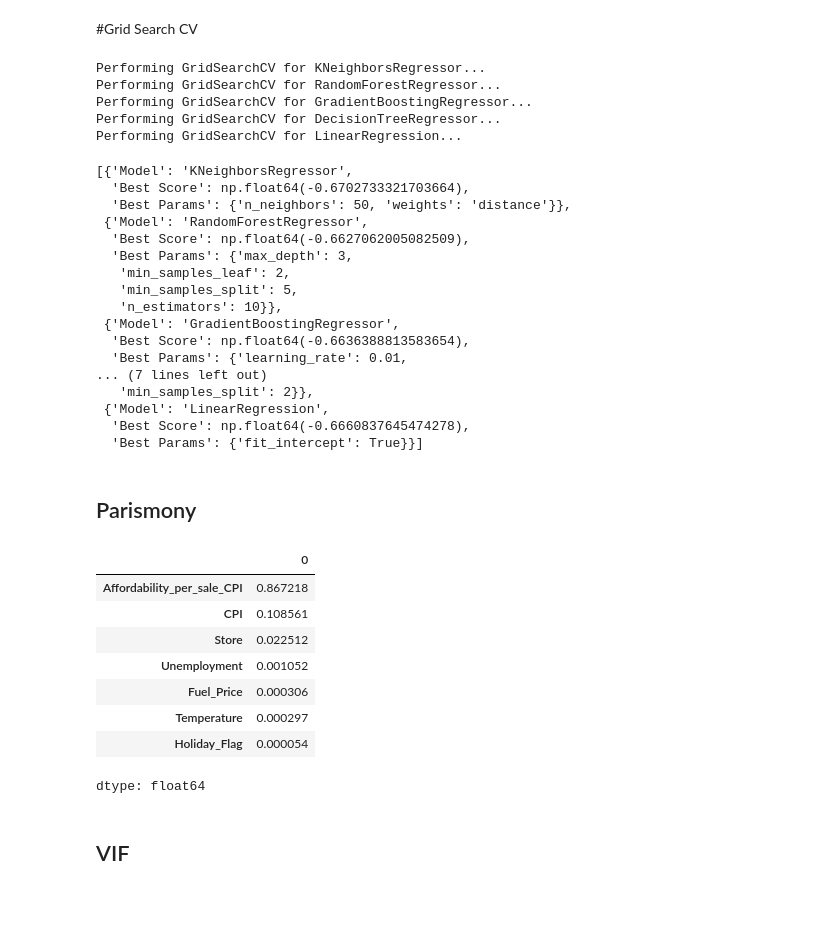
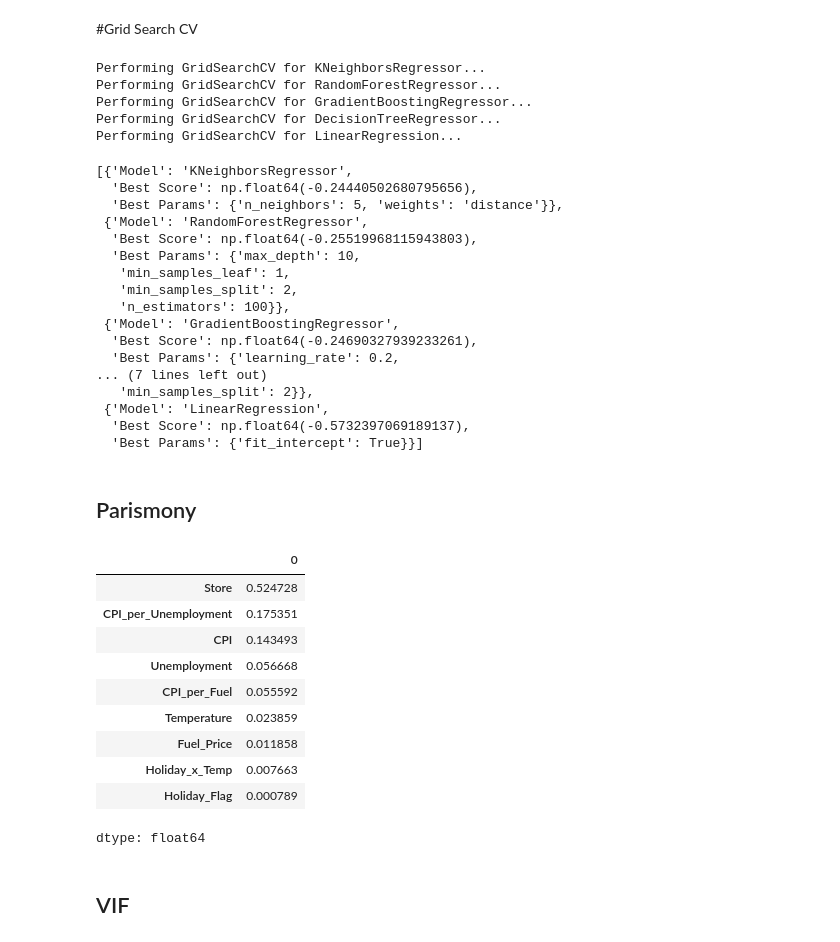
Before and after one commit to isaacadebayo/Predictive_Analytics_and_NLP, a Jupyter notebook: Sales_Prediction.ipynb, the cells around one changed output. Cells and saved outputs as stored; diff of their text form; code cells hidden in the pictures; blank space fills up the shorter version.

```diff
--- a/Sales_Prediction.ipynb
+++ b/Sales_Prediction.ipynb
@@ -58,5 +62,7 @@ dtype: int64
 # %% [markdown]
 ### Feature Engineering
 # %%
-data['Affordability_per_sale_CPI' ]= data['CPI'] / data['Weekly_Sales']
+data['CPI_per_Fuel' ]= data['CPI'] / data['Fuel_Price']
+data['Holiday_x_Temp'] = data['Holiday_Flag'] * data['Temperature']
+data['CPI_per_Unemployment' ]= data['Unemployment'] / data['CPI']
 #data['Affordability_per_unemployment' ]= data['Unemployment'] / data['Weekly_Sales']
@@ -149,3 +152,11 @@ X_train, X_test, y_train, y_test = train_test_split(X_data, y,
+# %%
+from sklearn.model_selection import train_test_split
+
+# Split data for general use. These X_train, X_test will be further processed for LSTM.
+# y_train_for_sklearn and y_test_for_sklearn will be used specifically for sklearn models
+# to avoid sample size inconsistencies caused by LSTM's windowing.
+X_train, X_test, y_train_for_sklearn, y_test_for_sklearn = train_test_split(X_data, y,
+                                                    test_size=0.2, shuffle=False)
 # %% [markdown]
 # Scaling
 # %% [markdown]
@@ -192,7 +207,7 @@ PCA on X_train
 # %%
 from sklearn.decomposition import PCA
 
-pca = PCA(n_components=7)
+pca = PCA(n_components=9)
 
 X_train_pca = pca.fit_transform(X_train_scaled)
 X_test_pca  = pca.transform(X_test_scaled)
@@ -319,7 +334,7 @@ for name, (model, param_grid) in param_grids.items():
     print(f"Performing GridSearchCV for {name}...")
 
     grid_search = GridSearchCV(model, param_grid, cv=kf, scoring="neg_mean_absolute_percentage_error", n_jobs=-1)
-    grid_search.fit(X_train_pca, y_train)
+    grid_search.fit(X_train_pca, y_train_for_sklearn)
 
     best_params = grid_search.best_params_
     best_score = grid_search.best_score_
@@ -335,46 +350,48 @@ Performing GridSearchCV for GradientBoostingRegressor...
 Performing GridSearchCV for DecisionTreeRegressor...
 Performing GridSearchCV for LinearRegression...
 [{'Model': 'KNeighborsRegressor',
-  'Best Score': np.float64(-0.6702733321703664),
-  'Best Params': {'n_neighbors': 50, 'weights': 'distance'}},
+  'Best Score': np.float64(-0.24440502680795656),
+  'Best Params': {'n_neighbors': 5, 'weights': 'distance'}},
  {'Model': 'RandomForestRegressor',
-  'Best Score': np.float64(-0.6627062005082509),
-  'Best Params': {'max_depth': 3,
-   'min_samples_leaf': 2,
-   'min_samples_split': 5,
-   'n_estimators': 10}},
+  'Best Score': np.float64(-0.25519968115943803),
+  'Best Params': {'max_depth': 10,
+   'min_samples_leaf': 1,
+   'min_samples_split': 2,
+   'n_estimators': 100}},
  {'Model': 'GradientBoostingRegressor',
-  'Best Score': np.float64(-0.6636388813583654),
-  'Best Params': {'learning_rate': 0.01,
+  'Best Score': np.float64(-0.24690327939233261),
+  'Best Params': {'learning_rate': 0.2,
 ... (7 lines left out)
    'min_samples_split': 2}},
  {'Model': 'LinearRegression',
-  'Best Score': np.float64(-0.6660837645474278),
+  'Best Score': np.float64(-0.5732397069189137),
   'Best Params': {'fit_intercept': True}}]
 # %% [markdown]
 ## Parismony
 # %%
 # Fit a Random Forest model
 rf = RandomForestRegressor(n_estimators=1000)
-rf.fit(X_train, y_train)
+rf.fit(X_train, y_train_for_sklearn)
 
 # Get feature importances
 importances = pd.Series(rf.feature_importances_, index=X_train.columns).sort_values(ascending=False)
 importances = importances[:10]
 
 features_rf = importances.index
 
 X_pars = X_train[ features_rf ]
 importances
 # %% [output]
 |  | 0 |
-| Affordability_per_sale_CPI | 0.867218 |
-| CPI | 0.108561 |
-| Store | 0.022512 |
-| Unemployment | 0.001052 |
-| Fuel_Price | 0.000306 |
-| Temperature | 0.000297 |
-| Holiday_Flag | 0.000054 |
+| Store | 0.524728 |
+| CPI_per_Unemployment | 0.175351 |
+| CPI | 0.143493 |
+| Unemployment | 0.056668 |
+| CPI_per_Fuel | 0.055592 |
+| Temperature | 0.023859 |
+| Fuel_Price | 0.011858 |
+| Holiday_x_Temp | 0.007663 |
+| Holiday_Flag | 0.000789 |
 dtype: float64
 # %% [markdown]
 ## VIF
```
Also changed, not shown: parts of 31 cells of this notebook.
